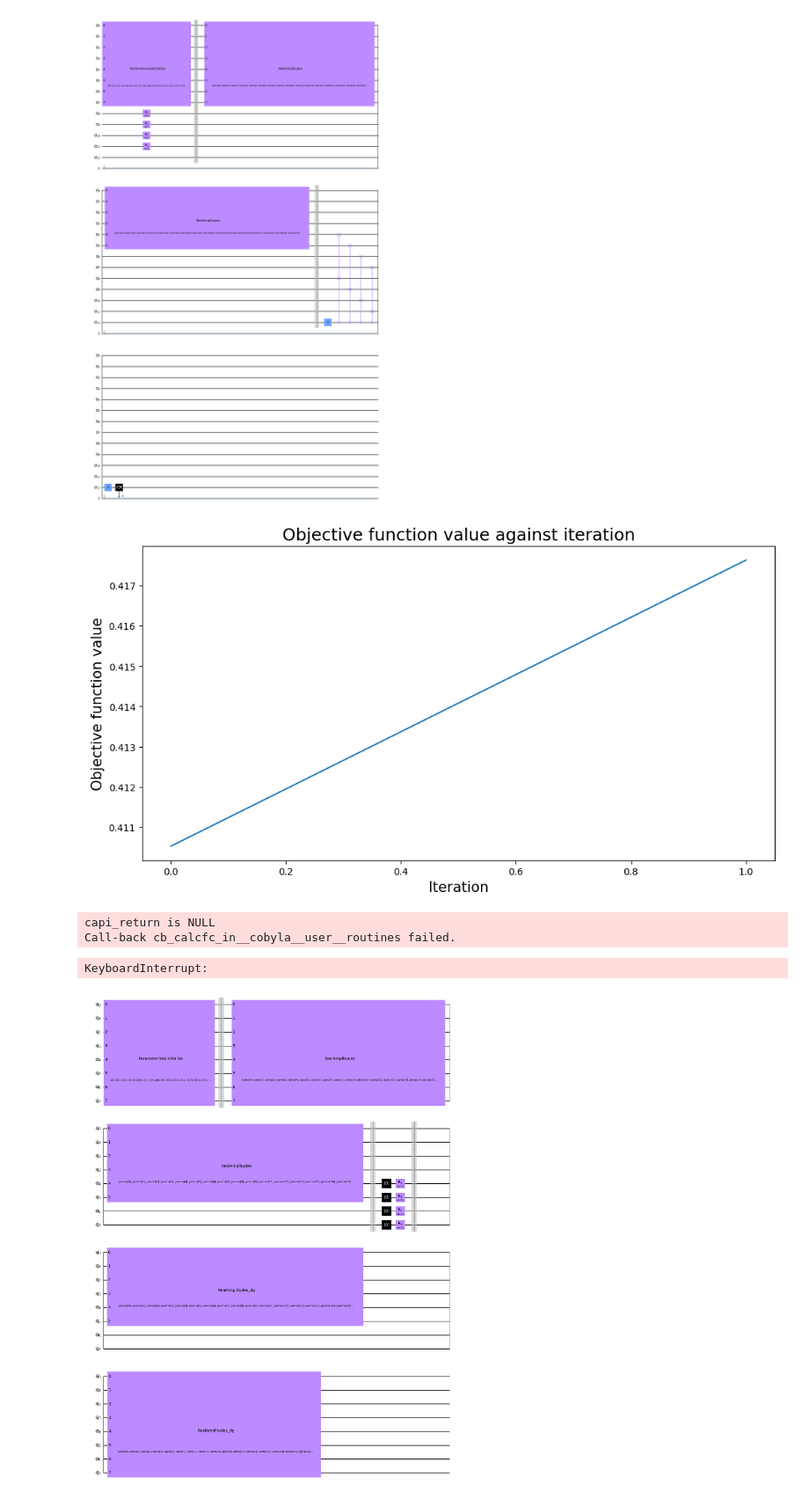
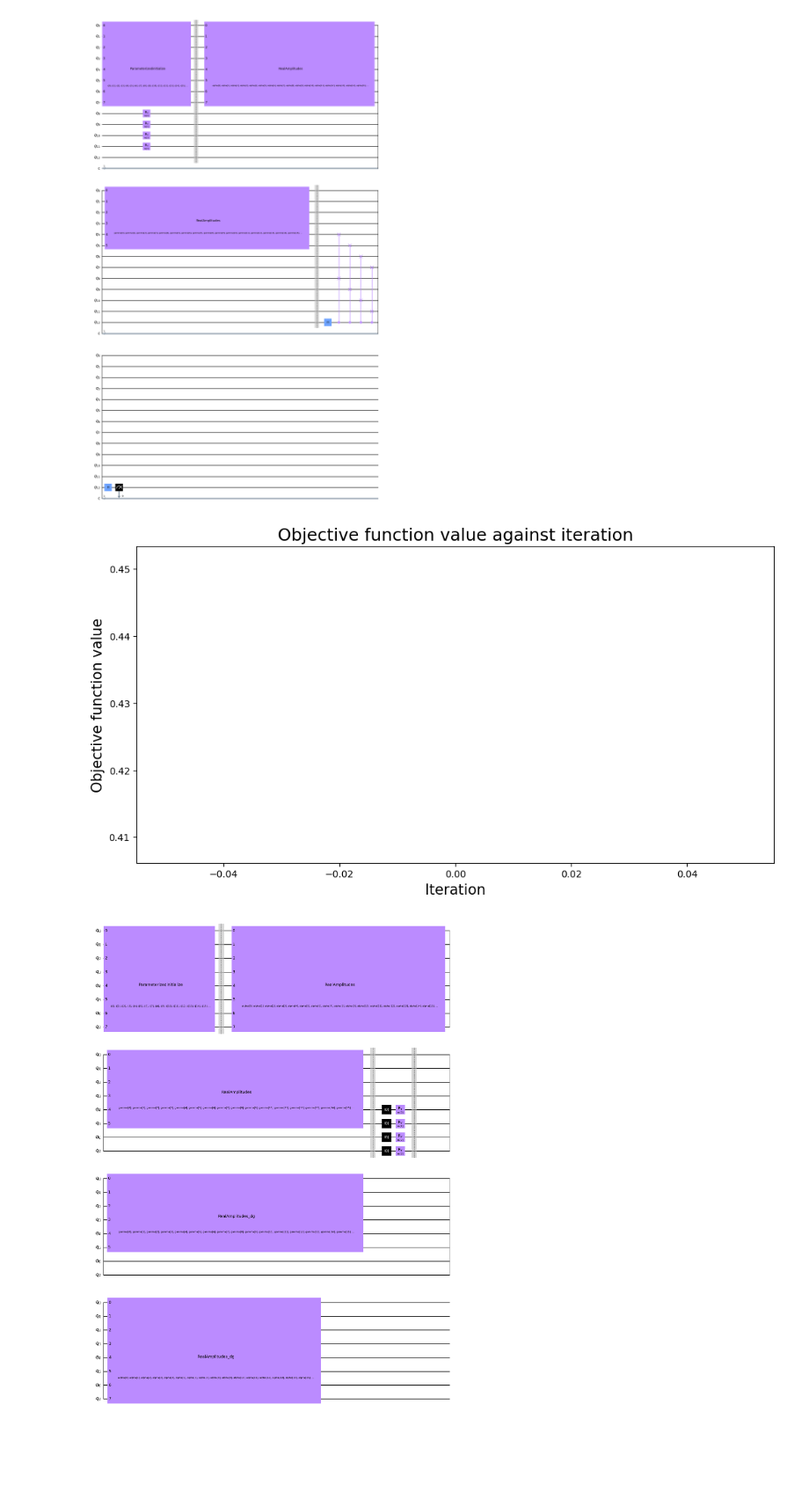
Before and after one commit to SamuelYueYu/QOBRA-1.0, a Jupyter notebook: Model.ipynb, the cells around one changed output. Shown at 88% size. Cells and saved outputs as stored; diff of their text form; code cells hidden in the pictures; blank space fills up the shorter version.

```diff
--- a/Model.ipynb
+++ b/Model.ipynb
@@ -122,16 +167,15 @@ def encode_amino_acid_sequence(sequence, max_len=2**num_qubits):
 # create matching training input/output sets
 input_states = []
 for m in metals:
-    if m in metal_dct.keys():
-        # input vector = amino acid vector + metal vector
-        n = len(metal_dct[m])
-        M = np.array(metal_code(m))
-        for i in metal_dct[m][:n//1]:
-            I = encode_amino_acid_sequence(i)
-            if len(I) > 0:
-                I = np.array(I)
-                I = np.concatenate((I, M))
-                input_states.append(I)
+  # input vector = amino acid vector + metal vector
+  n = len(metal_dct[m])
+  M = np.array(metal_code(m))
+  for i in metal_dct[m][:n//1]:
+    I = encode_amino_acid_sequence(i)
+    if len(I) > 0:
+      I = np.array(I)
+      I = np.concatenate((I, M))
+      input_states.append(I)
 
 input_states = np.array(input_states)
 train_input = input_states
@@ -360,39 +405,36 @@ def cost(params_values): # trial
     plt.plot(range(len(objective_func_vals)), objective_func_vals)
     plt.show()
     return cost
+# %%
+import time,cupy
+#from cupyx import optimizing
+from scipy.optimize import minimize
+#from optimize import minimize
+from qiskit.algorithms.optimizers import COBYLA
+opt = COBYLA(maxiter=5)
+
+# make the plot nicer
+plt.rcParams["figure.figsize"] = (12, 6)
+
+start = time.time()
+opt_result = opt.minimize(fun=cost, x0=algorithm_globals.random.random(enc.num_parameters))
+# Initial parameter guess for the optimization
+#initial_params = algorithm_globals.random.random(enc.num_parameters)
+
+# Define options for the optimizer
+#options = {'maxiter': 10}
+
+# Optimize using L-BFGS-B
+#result = minimize(cost, initial_params, method='SLSQP', options=options)
+elapsed = (time.time()-start) / 3600
+print(f"Fit in {elapsed:0.2f} hours")
+# %% [output]
+[figure, added]
 # %%
 # Read the data from the text file
 with open('opt_result.txt', 'r') as file:
     x0 = [float(line.strip()) for line in file]
 with open('objective_func_vals.txt', 'r') as file:
     objective_func_vals = [float(line.strip()) for line in file]
-# %%
-import time
-from scipy.optimize import minimize
-#from optimize import minimize
-from qiskit.algorithms.optimizers import COBYLA
-opt = COBYLA(maxiter=300)
-
-# make the plot nicer
-plt.rcParams["figure.figsize"] = (12, 6)
-
-start = time.time()
-opt_result = opt.minimize(fun=cost, x0=algorithm_globals.random.random(enc.num_parameters)) # x0
-# Initial parameter guess for the optimization
-#initial_params = algorithm_globals.random.random(enc.num_parameters)
-
-# Define options for the optimizer
-#options = {'maxiter': 10}
-
-# Optimize using L-BFGS-B
-#result = minimize(cost, initial_params, method='SLSQP', options=options)
-hours = (time.time()-start) // 3600
-minutes = ((time.time()-start) % 3600) // 60
-print(f"Fit in {hours} hours, {minutes} minutes")
-# %% [output]
-[figure, removed]
-capi_return is NULL
-Call-back cb_calcfc_in__cobyla__user__routines failed.
-KeyboardInterrupt:
 # %%
 # Save the list of floats to a text file
```
Also changed, not shown: parts of 20 cells of this notebook.
